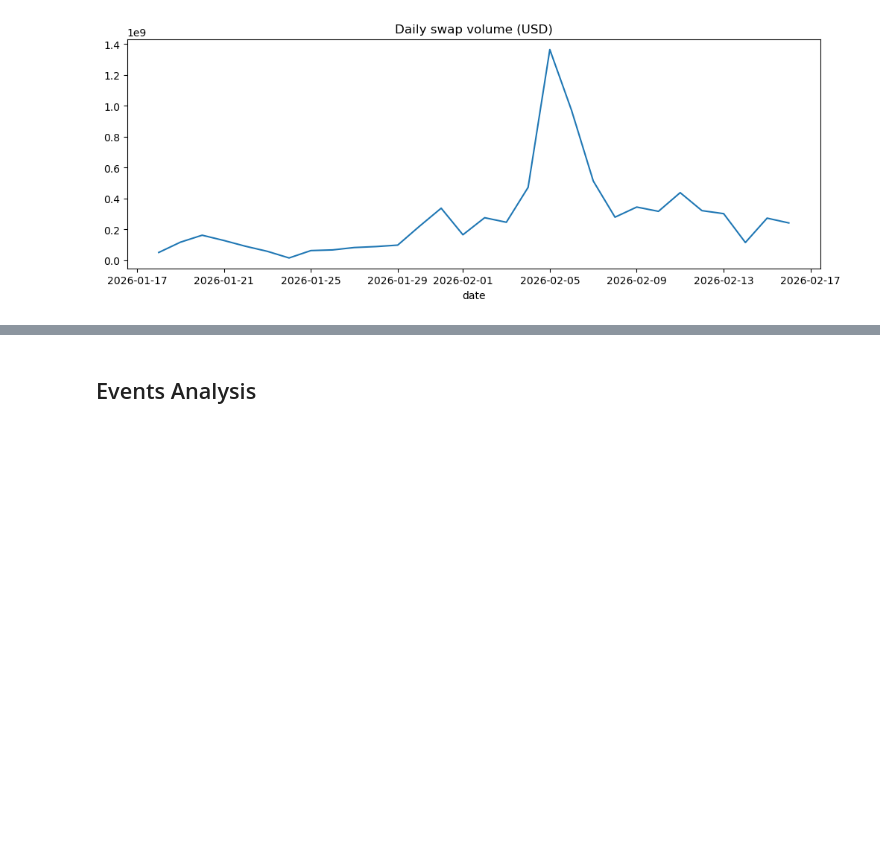
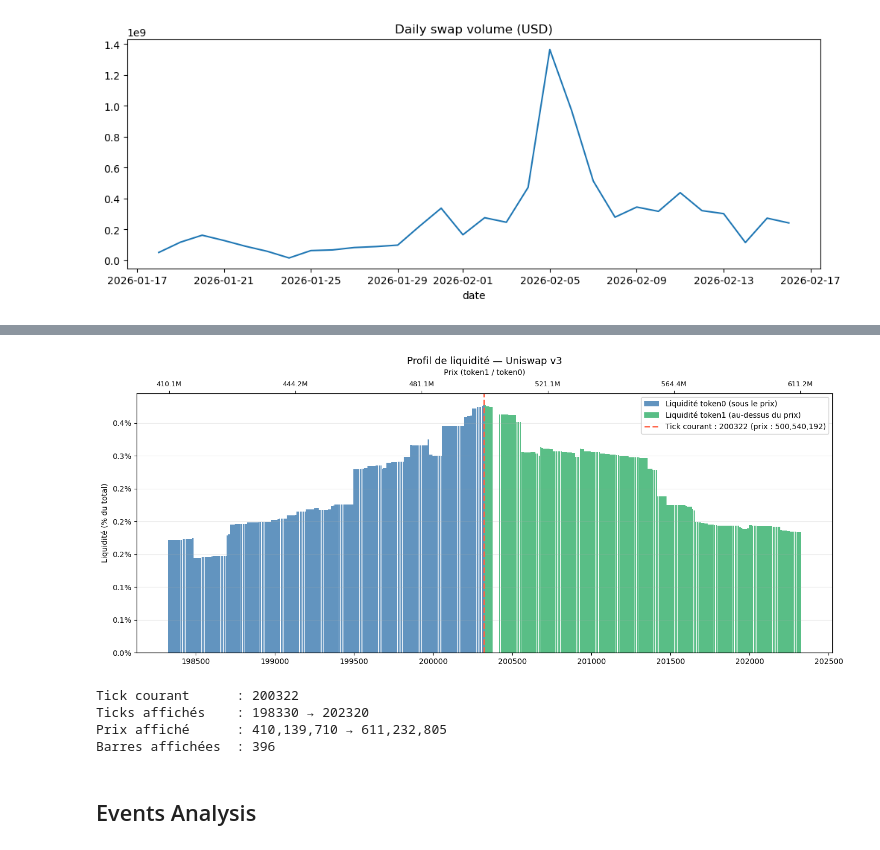
Before and after one commit to Guillaume-melis/HFT_Labs, a Jupyter notebook: DHF_LAB6_MELIS_ROUSSEAU_BORO.ipynb, the cells around one changed output, grey strips where cells are left out. Cells and saved outputs as stored; diff of their text form; code cells hidden in the pictures; blank space fills up the shorter version.

```diff
--- a/DHF_LAB6_MELIS_ROUSSEAU_BORO.ipynb
+++ b/DHF_LAB6_MELIS_ROUSSEAU_BORO.ipynb
@@ -105,3 +223,60 @@ swaps.set_index('timestamp')['price'].plot(title='Price over time', figsize=(12,
+# %%
+fig, ax = plt.subplots(figsize=(14, 6))
+
+# ── Normalisation axe X : ticks au lieu de prix ────────────────────────
+ticks_plot = ticks[zoom_mask][outlier_mask]  # ticks correspondants
+
+# ── Normalisation axe Y : % de la liquidité totale ─────────────────────
+liq_pct = liq_plot / liq_plot.sum() * 100
+
+# ── Barres ─────────────────────────────────────────────────────────────
+colors    = np.where(ticks_plot < current_tick, 'steelblue', 'mediumseagreen')
+bar_width = (ticks_plot.max() - ticks_plot.min()) / len(ticks_plot) * 0.9
+
+ax.bar(ticks_plot, liq_pct, width=bar_width, color=colors, alpha=0.85, linewidth=0)
+ax.axvline(current_tick, color='tomato', linewidth=2, linestyle='--')
+
+# ── Annotations prix sur l'axe X ───────────────────────────────────────
+# Ajouter un axe secondaire en bas qui montre le prix pour quelques ticks repères
+tick_ref  = np.linspace(ticks_plot.min(), ticks_plot.max(), 6).astype(int)
+price_ref = (1.0001 ** tick_ref) * DECIMAL_ADJ
+
+ax2 = ax.twiny()
+ax2.set_xlim(ax.get_xlim())
+ax2.set_xticks(tick_ref)
+ax2.set_xticklabels([f"{p/1e6:.1f}M" if p >= 1e6
+                     else f"{p/1e3:.1f}K" if p >= 1e3
+                     else f"{p:.2f}"
+                     for p in price_ref], fontsize=9)
+ax2.set_xlabel("Prix (token1 / token0)", fontsize=10, labelpad=8)
+
+# ── Légende ─────────────────────────────────────────────────────────────
+legend_elements = [
+    Patch(facecolor='steelblue',      alpha=0.85, label='Liquidité token0 (sous le prix)'),
+    Patch(facecolor='mediumseagreen', alpha=0.85, label='Liquidité token1 (au-dessus du prix)'),
+    plt.Line2D([0], [0], color='tomato', linestyle='--', linewidth=2,
+               label=f'Tick courant : {int(current_tick)} (prix : {current_price:,.0f})'),
+]
+ax.legend(handles=legend_elements, framealpha=0.9)
+
+ax.set_title("Profil de liquidité — Uniswap v3", fontsize=13)
+#ax.set_xlabel("Tick")
+ax.set_ylabel("Liquidité (% du total)")
+ax.yaxis.set_major_formatter(mticker.FormatStrFormatter('%.1f%%'))
+ax.grid(True, alpha=0.25, axis='y')
+plt.tight_layout()
+plt.show()
+
+print(f"Tick courant      : {int(current_tick)}")
+print(f"Ticks affichés    : {int(ticks_plot.min())} → {int(ticks_plot.max())}")
+print(f"Prix affiché      : {(1.0001**ticks_plot.min())*DECIMAL_ADJ:,.0f} → {(1.0001**ticks_plot.max())*DECIMAL_ADJ:,.0f}")
+print(f"Barres affichées  : {len(ticks_plot)}")
+# %% [output]
+[figure, added]
+Tick courant      : 200322
+Ticks affichés    : 198330 → 202320
+Prix affiché      : 410,139,710 → 611,232,805
+Barres affichées  : 396
 # %% [markdown]
 ## Events Analysis
 # %%
```
Also changed, not shown: parts of 11 cells of this notebook.
